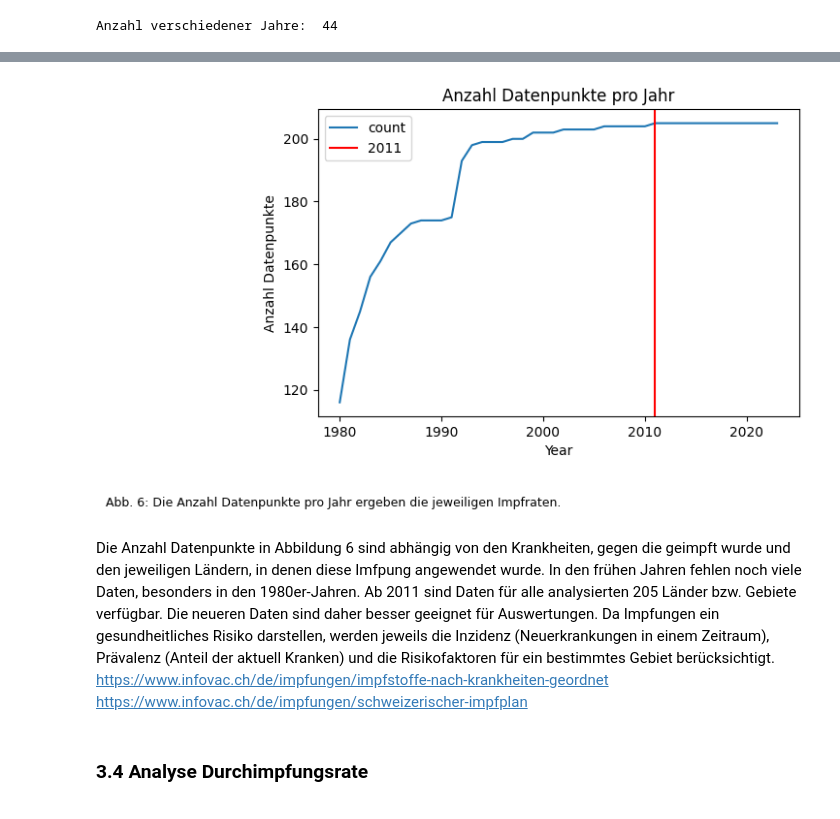
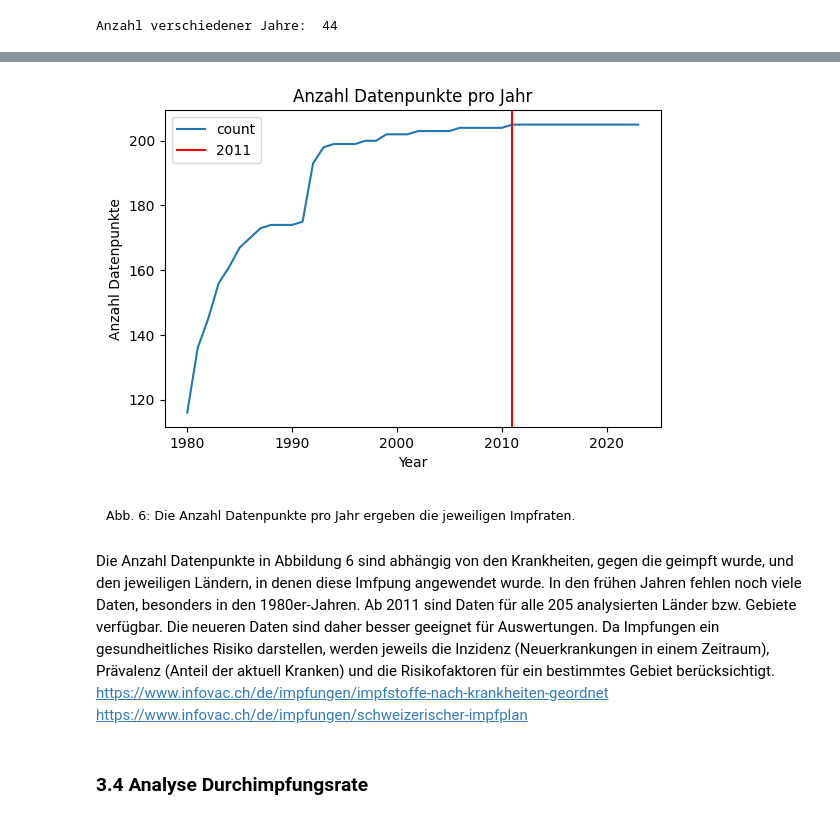
Before and after one commit to gandlea/LN-2-HS2025, a Jupyter notebook: Leistungsnachweis.ipynb, the cells around one changed output, grey strips where cells are left out. Saved outputs shown, nothing was run; the diff lists cells and outputs as text; code cells hidden in the pictures.

```diff
--- a/Leistungsnachweis.ipynb
+++ b/Leistungsnachweis.ipynb
@@ -563,23 +552,23 @@ Name: count, dtype: int64
 # %%
 g = (rename_df["Year"].value_counts()
      .sort_index()
      .plot(ylabel="Anzahl Datenpunkte", title="Anzahl Datenpunkte pro Jahr"))
 
 g.axvline(x=2011, color="red", label="2011")
 g.legend()
 
 caption = "Abb. 6: Die Anzahl Datenpunkte pro Jahr ergeben die jeweiligen Impfraten."
 
 fig = g.figure
-fig.subplots_adjust(bottom=0.22)  # unten Platz schaffen
-fig.text(0.15, 0.02, textwrap.fill(caption, 110),
+fig.subplots_adjust(bottom=0.22)
+fig.text(0.4, 0.02, textwrap.fill(caption, 110),
          ha="center", va="bottom", fontsize=9)
 
 plt.show()
 # %% [output]
-[figure, old version]
+[figure, new version]
 # %% [markdown]
-Die Anzahl Datenpunkte in Abbildung 6 sind abhängig von den Krankheiten, gegen die geimpft wurde und den jeweiligen Ländern, in denen diese Imfpung angewendet wurde. In den frühen Jahren fehlen noch viele Daten, besonders in den 1980er-Jahren. Ab 2011 sind Daten für alle analysierten 205 Länder bzw. Gebiete verfügbar. Die neueren Daten sind daher besser geeignet für Auswertungen. Da Impfungen ein gesundheitliches Risiko darstellen, werden jeweils die Inzidenz (Neuerkrankungen in einem Zeitraum), Prävalenz (Anteil der aktuell Kranken) und die Risikofaktoren für ein bestimmtes Gebiet berücksichtigt.
+Die Anzahl Datenpunkte in Abbildung 6 sind abhängig von den Krankheiten, gegen die geimpft wurde, und den jeweiligen Ländern, in denen diese Imfpung angewendet wurde. In den frühen Jahren fehlen noch viele Daten, besonders in den 1980er-Jahren. Ab 2011 sind Daten für alle 205 analysierten Länder bzw. Gebiete verfügbar. Die neueren Daten sind daher besser geeignet für Auswertungen. Da Impfungen ein gesundheitliches Risiko darstellen, werden jeweils die Inzidenz (Neuerkrankungen in einem Zeitraum), Prävalenz (Anteil der aktuell Kranken) und die Risikofaktoren für ein bestimmtes Gebiet berücksichtigt.
 https://www.infovac.ch/de/impfungen/impfstoffe-nach-krankheiten-geordnet
 https://www.infovac.ch/de/impfungen/schweizerischer-impfplan
 # %% [markdown]
```
Also changed, not shown: parts of 31 cells of this notebook.
